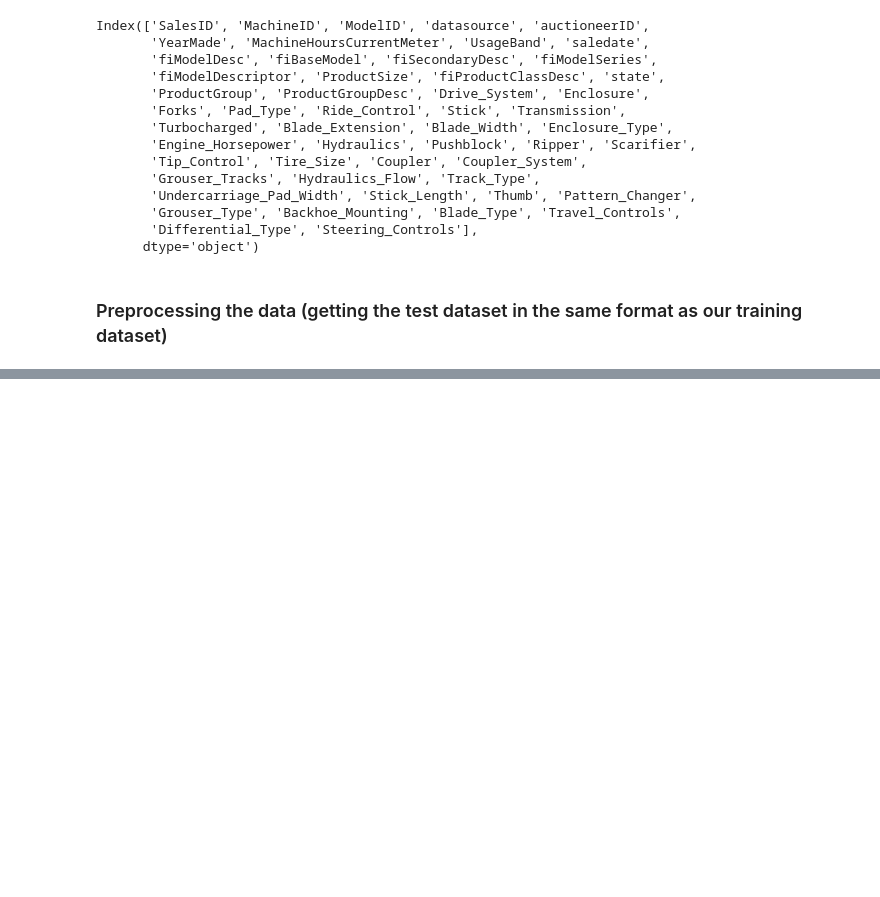
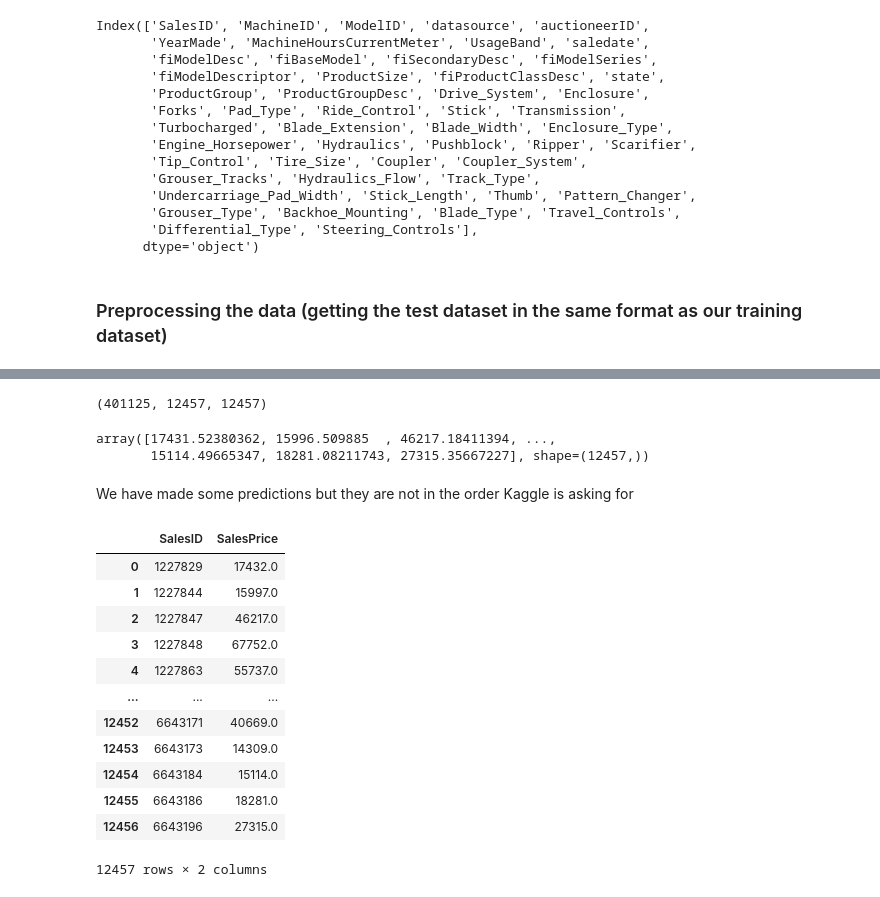
Before and after one commit to PrinssAlex/Bulldozer-Price-Prediction-Model, a Jupyter notebook: Bulldozer-Price-Prediction-ML-Model.ipynb, the cells around one changed output, grey strips where cells are left out. Saved outputs shown, nothing was run; the diff lists cells and outputs as text; code cells hidden in the pictures; blank space fills up the shorter version.

```diff
--- a/Bulldozer-Price-Prediction-ML-Model.ipynb
+++ b/Bulldozer-Price-Prediction-ML-Model.ipynb
@@ -1075,0 +1122,3 @@ print(f'Total time: {total_time}')
+# %%
+# Manually adjust df_test to have 'auctioneerID_is_missing'
+df_test['auctioneerID_is_missing'] = False
@@ -1075,0 +1160,37 @@ print(f'Total time: {total_time}')
+# %%
+# Since it is confirmed that there are no missing columns, the problem is most likely related to ordering
+# Re-align `df_test` to have it's columns ordered w.r.t X_train
+
+df_test_reordered = df_test[X_train.columns]
+# %%
+test_preds = ideal_model.predict(df_test_reordered)
+# %%
+len(X_train), len(df_test), len(df_test_reordered)
+# %% [output]
+(401125, 12457, 12457)
+# %%
+test_preds
+# %% [output]
+array([17431.52380362, 15996.509885  , 46217.18411394, ...,
+       15114.49665347, 18281.08211743, 27315.35667227], shape=(12457,))
+# %% [markdown]
+We have made some predictions but they are not in the order Kaggle is asking for
+# %%
+df_preds = pd.DataFrame()
+df_preds['SalesID'] = df_test_reordered['SalesID']
+df_preds['SalesPrice'] = np.round(test_preds)
+df_preds
+# %% [output]
+|  | SalesID | SalesPrice |
+| 0 | 1227829 | 17432.0 |
+| 1 | 1227844 | 15997.0 |
+| 2 | 1227847 | 46217.0 |
+| 3 | 1227848 | 67752.0 |
+| 4 | 1227863 | 55737.0 |
+| ... | ... | ... |
+| 12452 | 6643171 | 40669.0 |
+| 12453 | 6643173 | 14309.0 |
+| 12454 | 6643184 | 15114.0 |
+| 12455 | 6643186 | 18281.0 |
+| 12456 | 6643196 | 27315.0 |
+12457 rows × 2 columns
```
Also changed, not shown: parts of 38 cells of this notebook.
